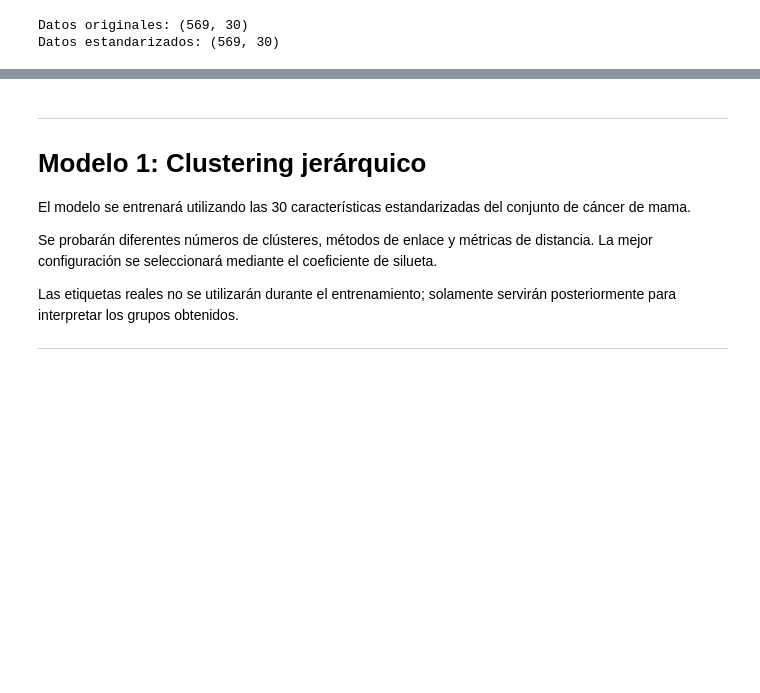
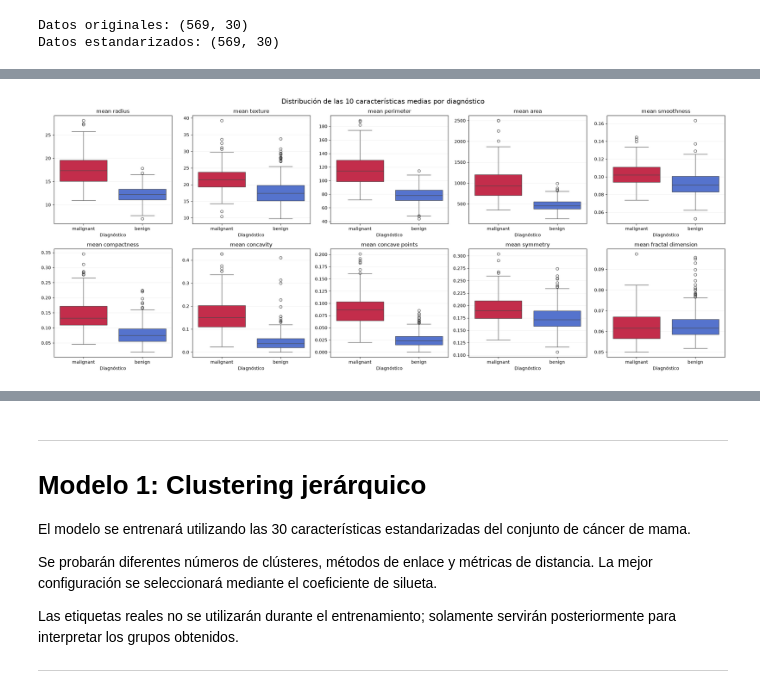
Before and after one commit to jpmartham/proyecto-final-razonamiento, a Jupyter notebook: notebooks/cancer_mama.ipynb, the cells around one changed output, grey strips where cells are left out. Saved outputs shown, nothing was run; the diff lists cells and outputs as text; code cells hidden in the pictures; blank space fills up the shorter version.

```diff
--- a/notebooks/cancer_mama.ipynb
+++ b/notebooks/cancer_mama.ipynb
@@ -47,0 +291,33 @@ Datos estandarizados: (569, 30)
+# %%
+colores_diagnostico = {
+    "malignant": "crimson",
+    "benign": "royalblue"
+}
+
+caracteristicas_medias = list(feature_names[:10])
+
+fig, axes = plt.subplots(2, 5, figsize=(22, 9))
+
+for ax, caracteristica in zip(axes.ravel(), caracteristicas_medias):
+    sns.boxplot(
+        data=datos_cancer,
+        x="Diagnóstico",
+        y=caracteristica,
+        hue="Diagnóstico",
+        order=list(target_names),
+        hue_order=list(target_names),
+        palette=colores_diagnostico,
+        legend=False,
+        ax=ax
+    )
+
+    ax.set_title(caracteristica)
+    ax.set_xlabel("Diagnóstico")
+    ax.set_ylabel("")
+    ax.grid(alpha=0.2, axis="y")
+
+fig.suptitle("Distribución de las 10 características medias por diagnóstico", fontsize=15)
+plt.tight_layout()
+plt.show()
+# %% [output]
+[figure, added]
```
Also changed, not shown: parts of 16 cells of this notebook.
